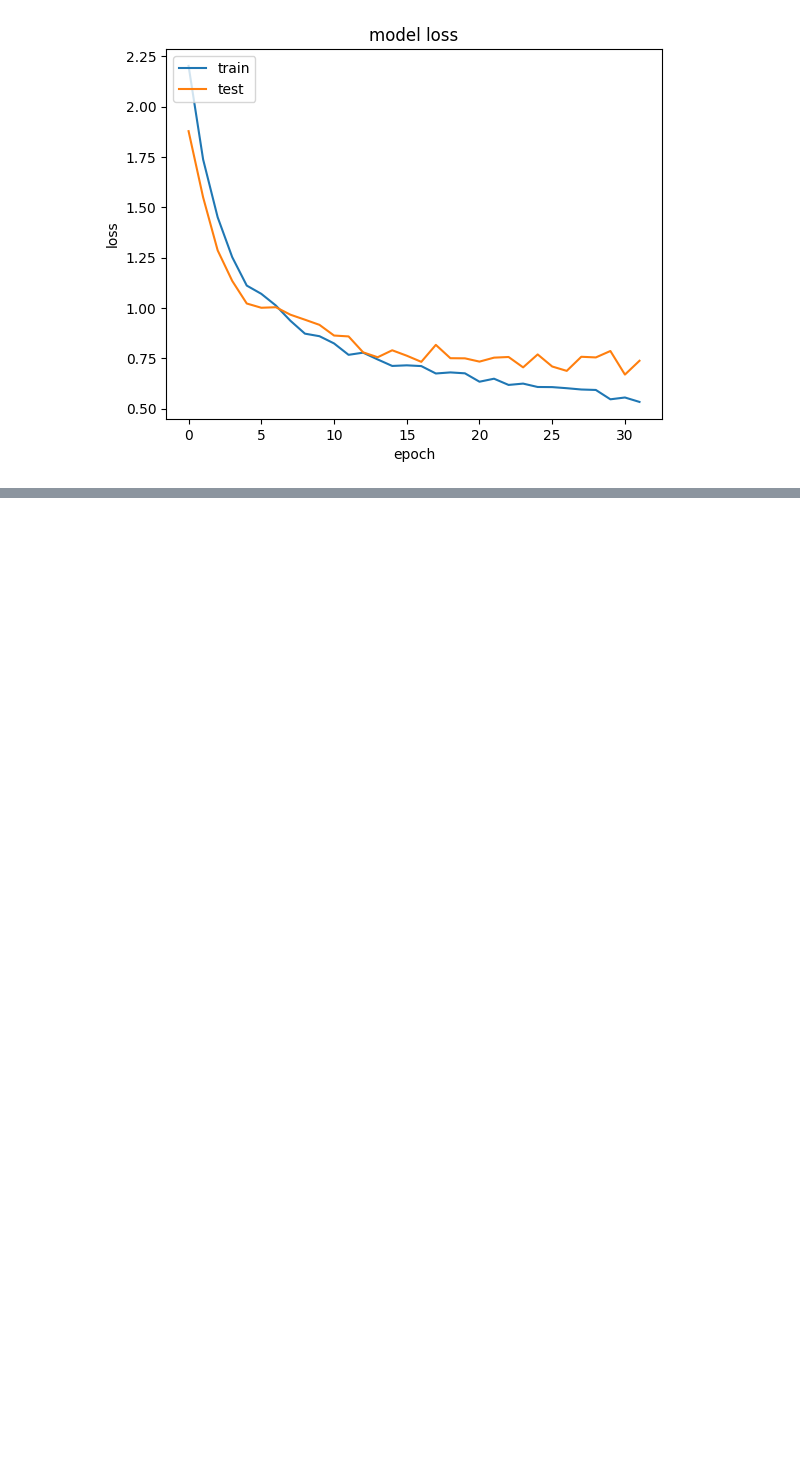
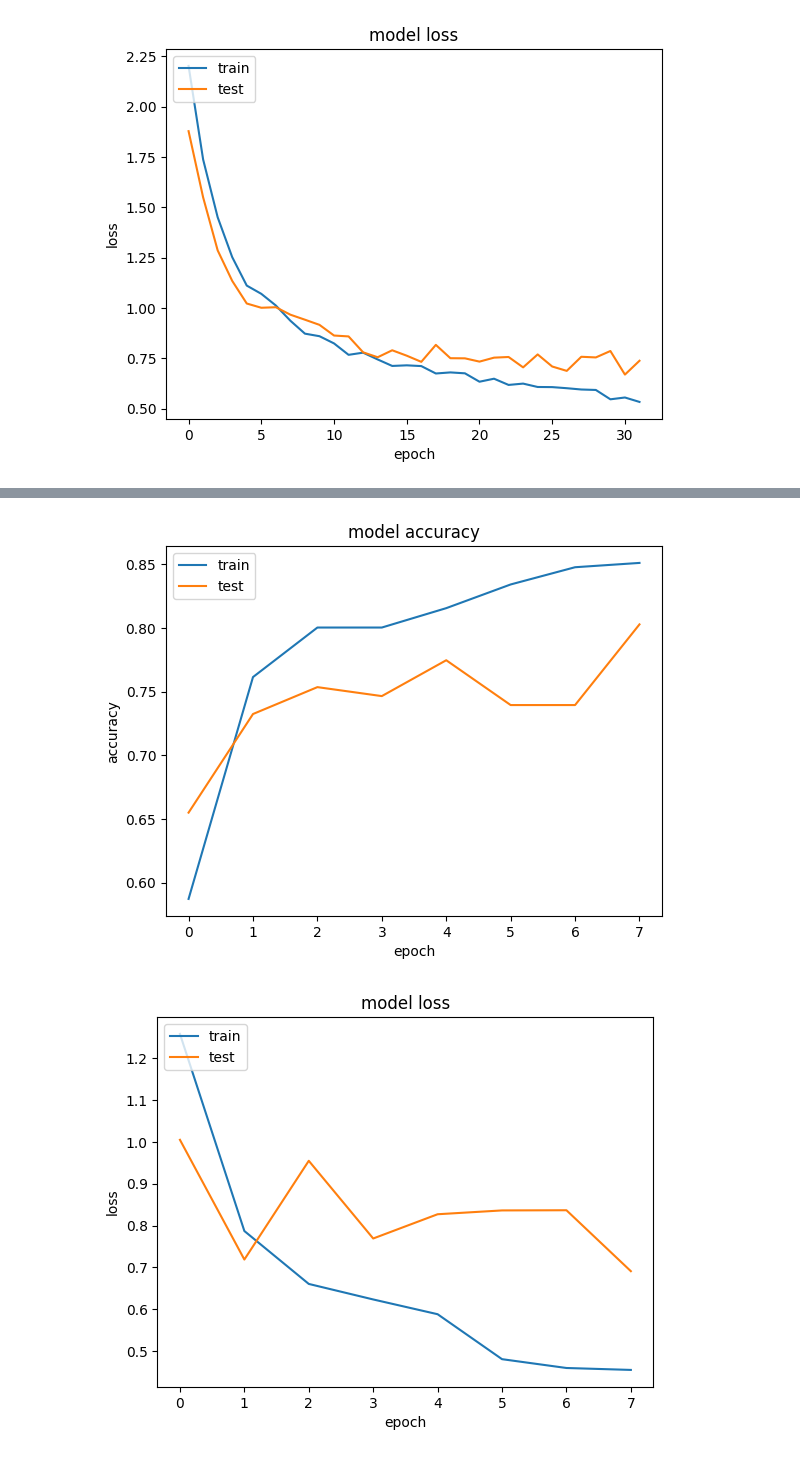
Before and after one commit to Edwin-Jaya/flower-image-classification, a Jupyter notebook: preprocessing.ipynb, the cells around one changed output, grey strips where cells are left out. Saved outputs shown, nothing was run; the diff lists cells and outputs as text; code cells hidden in the pictures; blank space fills up the shorter version.

```diff
--- a/preprocessing.ipynb
+++ b/preprocessing.ipynb
@@ -517,0 +575,6 @@ model_5.save('flower-classifier.h5')
+# %%
+model_7 = tensorflow.keras.Sequential([
+    pretrained_model,
+    tensorflow.keras.layers.GlobalAveragePooling2D(),
+    tensorflow.keras.layers.Dense(10, activation="Softmax")
+])
@@ -517,0 +584,8 @@ model_5.save('flower-classifier.h5')
+# %%
+history_7 = model_7.fit(
+    train_gen_1,
+    validation_data=test_gen_1,
+    epochs=50,
+    verbose=1,
+    callbacks=[callbacks]
+)
@@ -517,0 +610,5 @@ model_5.save('flower-classifier.h5')
+# %%
+create_plt(history_7)
+# %% [output]
+[figure, added]
+[figure, added]
```
Also changed, not shown: parts of 15 cells of this notebook, 2 other files.
